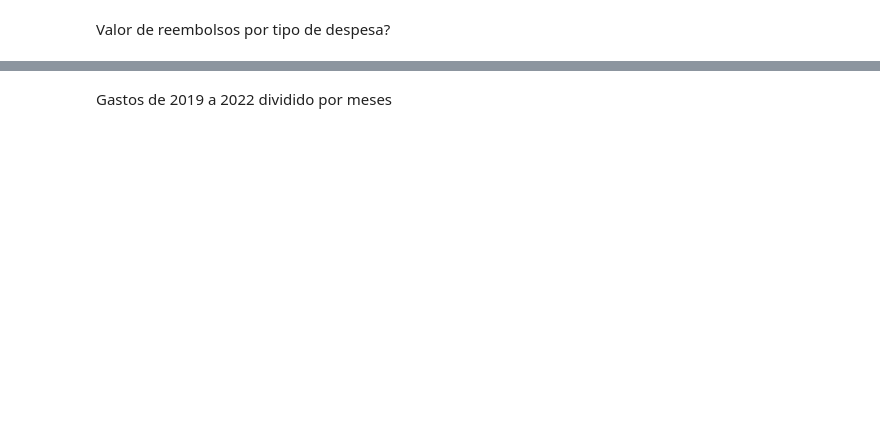
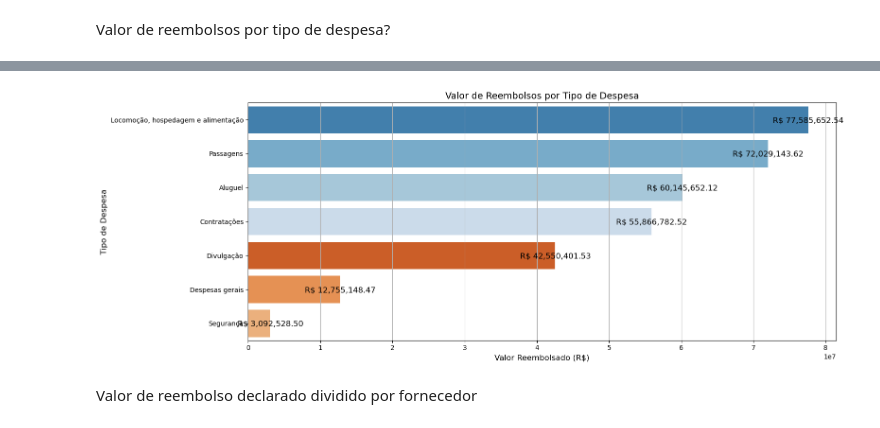
Before and after one commit to Lucasvrib/An-lise-de-despesas-senadores-2008-a-2022, a Jupyter notebook: Analise_CEAPS.ipynb, the cells around one changed output, grey strips where cells are left out. Cells and saved outputs as stored; diff of their text form; code cells hidden in the pictures; blank space fills up the shorter version.

```diff
--- a/Analise_CEAPS.ipynb
+++ b/Analise_CEAPS.ipynb
@@ -417,2 +251,29 @@ fig.update_layout(
+# %%
+# Agrupando por tipo de despesa e somando os valores reembolsados
+despesas_por_tipo = ceaps_total.groupby('TIPO_DESPESA')['VALOR_REEMBOLSADO'].sum().reset_index()
+
+# Ordenando os dados pelo valor reembolsado
+despesas_por_tipo = despesas_por_tipo.sort_values(by='VALOR_REEMBOLSADO', ascending=False)
+
+# Criando o gráfico de barras
+plt.figure(figsize=(16, 6))
+ax = sns.barplot(data=despesas_por_tipo, x='VALOR_REEMBOLSADO', y='TIPO_DESPESA', palette='tab20c')
+
+# Adicionando rótulos com os valores corretos e ajustando a posição
+for p in ax.patches:
+    ax.annotate(f'R$ {p.get_width():,.2f}',
+                (p.get_width(), p.get_y() + p.get_height() / 2.),
+                ha='center', va='center_baseline', fontsize=12, color='black')
+
+# Configurações adicionais do gráfico
+plt.title('Valor de Reembolsos por Tipo de Despesa', fontsize=14)
+plt.xlabel('Valor Reembolsado (R$)', fontsize=12)
+plt.ylabel('Tipo de Despesa', fontsize=12)
+plt.grid(True, axis='x')
+plt.tight_layout()
+plt.savefig('imgs/valor_por_tipo_despesa.png')
+plt.show()
+# %% [output]
+[figure, added]
 # %% [markdown]
-Gastos de 2019 a 2022 dividido por meses
+Valor de reembolso declarado dividido por fornecedor
```
Also changed, not shown: parts of 25 cells of this notebook, 12 other files.
